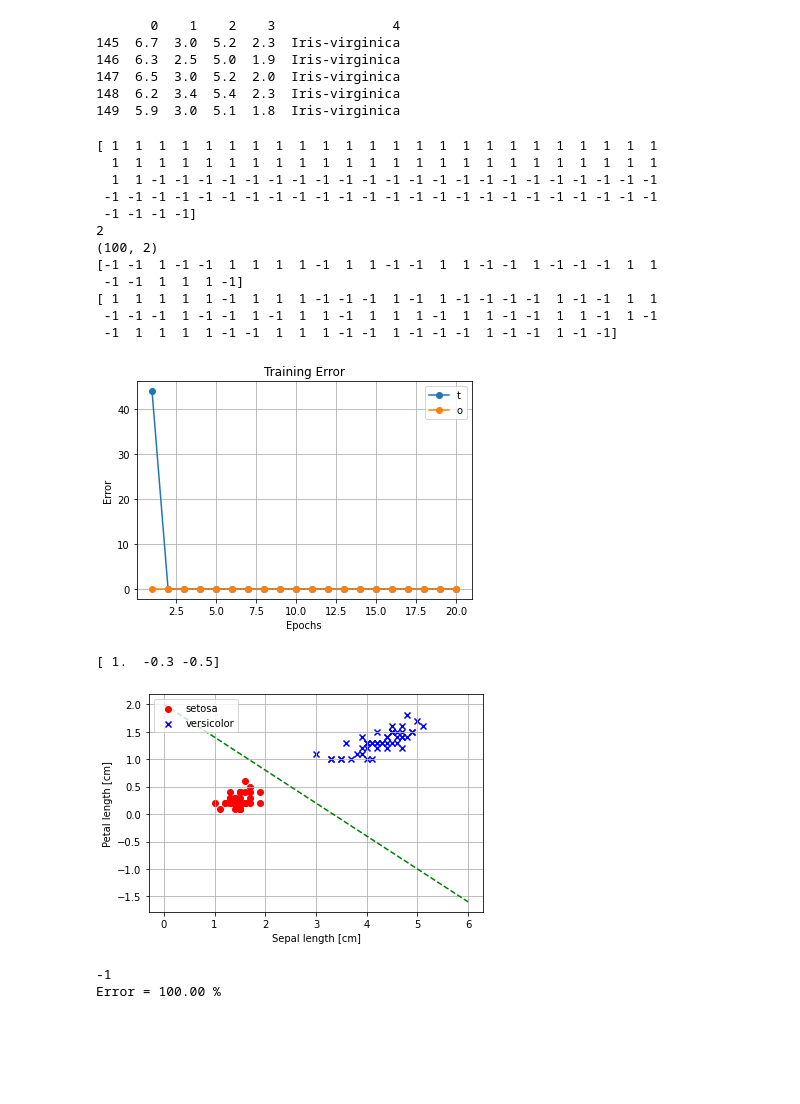
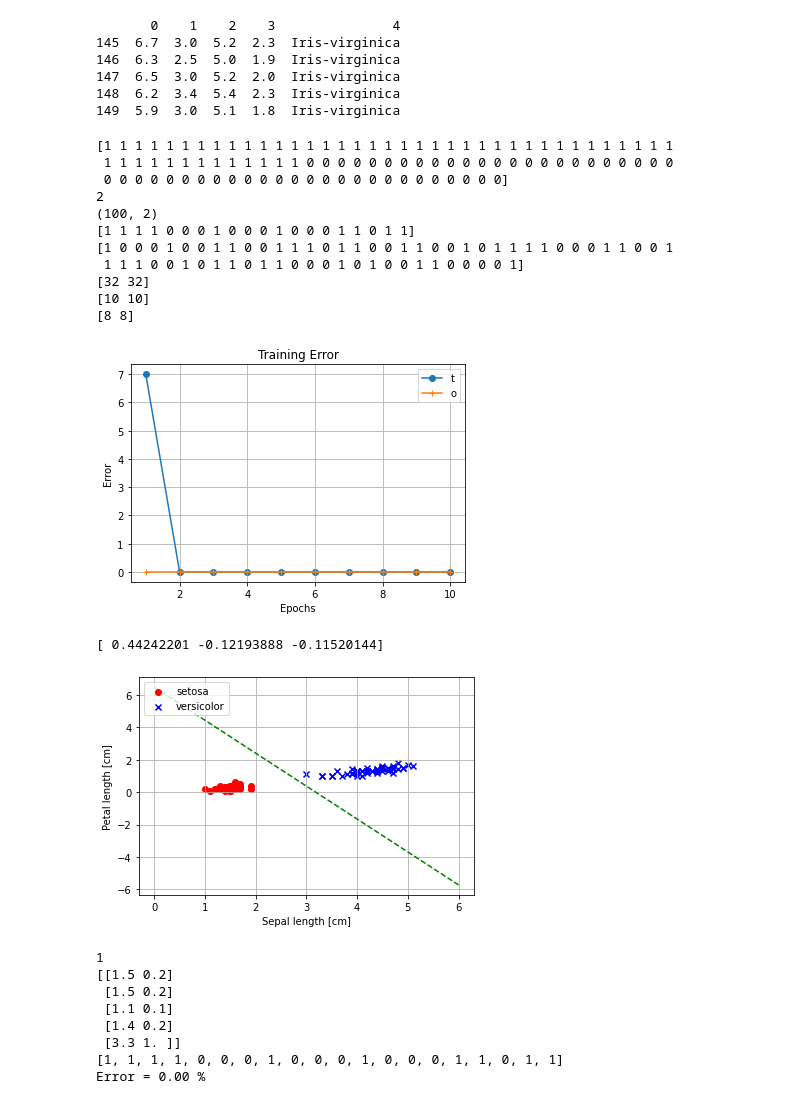
Before and after one commit to ibribr/DT8807, a Jupyter notebook: perceptron_v2.ipynb, the cells around one changed output. Drawn from its saved outputs; the diff is of its cells as text; code cells hidden in the pictures; blank space fills up the shorter version.

```diff
--- a/perceptron_v2.ipynb
+++ b/perceptron_v2.ipynb
@@ -13,7 +13,8 @@ class Perceptron(object):
   def __init__(self, no_of_inputs, epochs=100, learning_rate=0.01):
         self.epochs = epochs
         self.learning_rate = learning_rate
-        self.weights = np.zeros(no_of_inputs + 1)
+        self.weights = np.random.rand(no_of_inputs + 1)
+        #self.weights = np.zeros(no_of_inputs + 1)
         self.training_error = []
         self.validation_error = []
 
@@ -23,8 +24,19 @@ class Perceptron(object):
     if net >= 0:
       activation = 1
     else:
-      activation = -1
+      activation = 0
     return activation
+
+  def predict_(self, inputs):
+    outputs = []
+    for input in inputs:
+      net = np.dot(input, self.weights[1:])+self.weights[0]
+      if net >= 0:
+        activation = 1
+      else:
+        activation = 0
+      outputs.append(activation)
+    return outputs
 
   def train(self, training_inputs, training_labels, validation_inputs, validation_labels):
     for _ in range(self.epochs):
@@ -56,49 +68,52 @@ print(df.tail())
 # Attribute Information: sepal length, sepal width, petal length, petal width in cm and class (Iris Setosa, Iris Versicolour, and Iris Virginica)
 x = df.iloc[0:100, [2, 3]].values
 y = df.iloc[0:100,4].values
-y =np.where(y=='Iris-setosa',1, -1)
+y =np.where(y=='Iris-setosa',1, 0)
 print(y)
 print(x.ndim)
 print(x.shape)
 
-x_train, x_test, y_train, y_test = train_test_split(x, y, test_size=0.3, random_state=42, stratify=y)
+x_train, x_test, y_train, y_test = train_test_split(x, y, train_size=0.8, random_state=42, stratify=y)
+x_train, x_val, y_train, y_val = train_test_split(x_train, y_train, train_size=0.8, random_state=42, stratify=y_train)
 # divided data into training, validation and testing
 print(y_test)
 print(y_train)
+print(np.bincount(y_train))
+print(np.bincount(y_test))
+print(np.bincount(y_val))
 # %% [output]
-[ 1  1  1  1  1  1  1  1  1  1  1  1  1  1  1  1  1  1  1  1  1  1  1  1
-  1  1  1  1  1  1  1  1  1  1  1  1  1  1  1  1  1  1  1  1  1  1  1  1
-  1  1 -1 -1 -1 -1 -1 -1 -1 -1 -1 -1 -1 -1 -1 -1 -1 -1 -1 -1 -1 -1 -1 -1
- -1 -1 -1 -1 -1 -1 -1 -1 -1 -1 -1 -1 -1 -1 -1 -1 -1 -1 -1 -1 -1 -1 -1 -1
- -1 -1 -1 -1]
+[1 1 1 1 1 1 1 1 1 1 1 1 1 1 1 1 1 1 1 1 1 1 1 1 1 1 1 1 1 1 1 1 1 1 1 1 1
+ 1 1 1 1 1 1 1 1 1 1 1 1 1 0 0 0 0 0 0 0 0 0 0 0 0 0 0 0 0 0 0 0 0 0 0 0 0
+ 0 0 0 0 0 0 0 0 0 0 0 0 0 0 0 0 0 0 0 0 0 0 0 0 0 0]
 2
 (100, 2)
-[-1 -1  1 -1 -1  1  1  1  1 -1  1  1 -1 -1  1  1 -1 -1  1 -1 -1 -1  1  1
- -1 -1  1  1  1 -1]
-[ 1  1  1  1  1 -1  1  1  1 -1 -1 -1  1 -1  1 -1 -1 -1 -1  1 -1 -1  1  1
- -1 -1 -1  1 -1 -1  1 -1  1  1 -1  1  1  1 -1  1  1 -1 -1  1  1 -1  1 -1
- -1  1  1  1  1 -1 -1  1  1  1 -1 -1  1 -1 -1 -1  1 -1 -1  1 -1 -1]
+[1 1 1 1 0 0 0 1 0 0 0 1 0 0 0 1 1 0 1 1]
+[1 0 0 0 1 0 0 1 1 0 0 1 1 1 0 1 1 0 0 1 1 0 0 1 0 1 1 1 1 0 0 0 1 1 0 0 1
+ 1 1 1 0 0 1 0 1 1 0 1 1 0 0 0 1 0 1 0 0 1 1 0 0 0 0 1]
+[32 32]
+[10 10]
+[8 8]
 # %%
 # use a peceptron to find a decsion boundary to separate the two classe
-p = Perceptron(no_of_inputs=2, epochs=20, learning_rate=0.1)
-p.train(x_train, y_train, x_test, y_test)
+p = Perceptron(no_of_inputs=2, epochs=10, learning_rate=0.1)
+p.train(x_train, y_train, x_val, y_val)
 
-plt.plot(range(1,len(p.training_error)+1), p.training_error, marker='o', label='training')
-plt.plot(range(1,len(p.validation_error)+1), p.validation_error, marker='o', label='validation')
+plt.plot(range(1,len(p.training_error)+1), p.training_error, marker='o', label='Training Error')
+plt.plot(range(1,len(p.validation_error)+1), p.validation_error, marker='+', label='Validation Error')
 plt.xlabel('Epochs')
 plt.ylabel('Error')
 plt.title('Training Error')
 plt.legend('top right')
 plt.grid()
 plt.show()
 
 print(p.weights)    #w[0]=bias w[1:]=weights
 pred = []
 for t in x:
   pred.append(p.predict(t))
 # %% [output]
-[figure, old version]
+[figure, new version]
-[ 1.  -0.3 -0.5]
+[ 0.44242201 -0.12193888 -0.11520144]
 # %%
 # plot decicion line
 x1_min, x1_max = x[:,0].min()-1, x[:,0].max()+1
@@ -115,14 +130,26 @@ plt.legend(loc='upper left')
 plt.grid()
 plt.show()
 # %% [output]
-[figure, old version]
+[figure, new version]
 # %%
 #print(pred==1)
 pred = p.predict(x_test[0])
 print(pred)
+
+print(x_test[0:5,:])
+
+pred = p.predict_(x_test)
+print(pred)
+
 error = sum(y_test - pred)/len(y_test)*100
 print('Error = %2.2f %%'  %error)
 # print out training error, validation error, and testing error
 # %% [output]
--1
-Error = 100.00 %
+1
+[[1.5 0.2]
+ [1.5 0.2]
+ [1.1 0.1]
+ [1.4 0.2]
+ [3.3 1. ]]
+[1, 1, 1, 1, 0, 0, 0, 1, 0, 0, 0, 1, 0, 0, 0, 1, 1, 0, 1, 1]
+Error = 0.00 %
```
